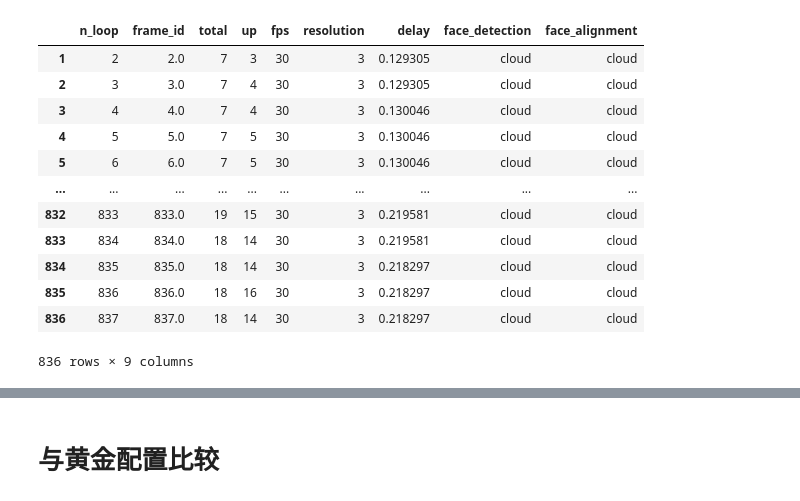
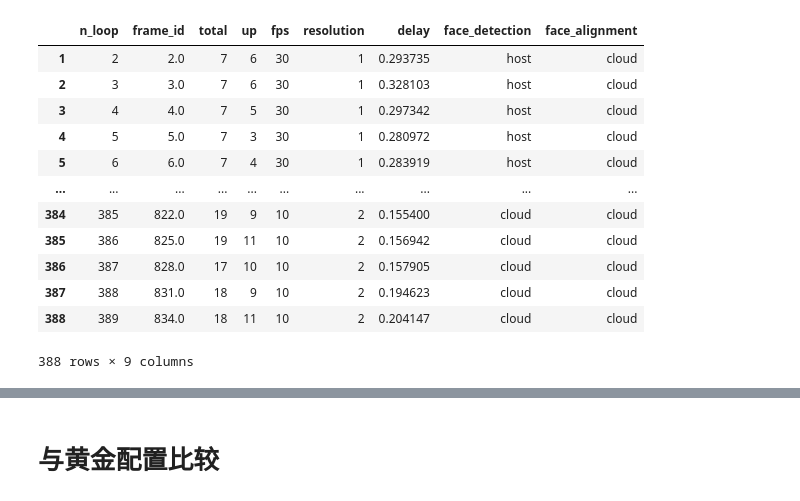
Before and after one commit to zwh2119/video-dag-schedule, a Jupyter notebook: expr/headup_detect_draw.ipynb, the cells around one changed output, grey strips where cells are left out. Cells and saved outputs as stored; diff of their text form; code cells hidden in the pictures.

```diff
--- a/expr/headup_detect_draw.ipynb
+++ b/expr/headup_detect_draw.ipynb
@@ -8,44 +8,44 @@ plt.rcParams['font.sans-serif'] = ['SimHei']
 # %%
 # df = pd.read_csv('headup_detect_delay_test_0.3_0.9_1685593125955.csv')
 # df = pd.read_csv('20230601_15_13_41_headup_detect_delay_test_0.3_0.9.csv')
 
 # df = pd.read_csv('20230603_19_44_00_headup_detect_delay_test_0.3_0.9_rack-pure-cloud-cpu.csv')
 
 # df = pd.read_csv('20230603_20_18_53_headup_detect_delay_test_0.3_0.9_tx2-pure-edge-gpu.csv')
 
 # df = pd.read_csv('20230603_20_37_12_headup_detect_delay_test_0.3_0.9_tx2-gpu-rack-cpu.csv')
 # df = pd.read_csv('20230604_15_18_58_headup_detect_delay_test_0.3_0.9_tx2-gpu-rack-cpu.csv')
 # df = pd.read_csv('20230604_16_02_21_headup_detect_delay_test_0.3_0.9_tx2-gpu-rack-cpu.csv')
 # df = pd.read_csv('20230604_16_17_45_headup_detect_delay_test_0.3_0.9_tx2-gpu-rack-cpu.csv')
 # df = pd.read_csv('20230605_10_00_21_headup_detect_delay_test_0.3_0.9_bigger-tom-cpu.csv')
 # df = pd.read_csv('20230605_10_23_37_headup_detect_delay_test_0.3_0.9_bigger-tom-cpu.csv')
 # df = pd.read_csv('20230605_11_34_00_headup_detect_delay_test_0.3_0.9_tx2-gpu-rack-cpu.csv')
 # df = pd.read_csv('20230605_11_44_13_headup_detect_delay_test_0.3_0.9_tx2-gpu-rack-cpu.csv')
 # df = pd.read_csv('20230606_14_07_27_headup_detect_delay_test_0.3_0.9_rack-pure-cloud-cpu-golden.csv')
 # df = pd.read_csv('20230606_16_28_39_headup_detect_delay_test_0.3_0.9_tx2-pure-edge-gpu-golden.csv')
-df = pd.read_csv('20230606_16_49_35_headup_detect_delay_test_0.3_0.9_rack-pure-cloud-gpu-golden.csv')
+df = pd.read_csv('20230709_23_50_46_headup_detect_delay_test_new_0.2_0.8_gpu-gpu.csv')
 
 df = df[1:]
 max_fps = 30
 df.loc[df['fps'] >= 30, 'fps'] = max_fps
 resolution_map = {"360p": 0, "480p": 1, "720p": 2, "1080p": 3}
 df['resolution'] = df['resolution'].replace(resolution_map)
 
 df
 # %% [output]
 |  | n_loop | frame_id | total | up | fps | resolution | delay | face_detection | face_alignment |
-| 1 | 2 | 2.0 | 7 | 3 | 30 | 3 | 0.129305 | cloud | cloud |
-| 2 | 3 | 3.0 | 7 | 4 | 30 | 3 | 0.129305 | cloud | cloud |
-| 3 | 4 | 4.0 | 7 | 4 | 30 | 3 | 0.130046 | cloud | cloud |
-| 4 | 5 | 5.0 | 7 | 5 | 30 | 3 | 0.130046 | cloud | cloud |
-| 5 | 6 | 6.0 | 7 | 5 | 30 | 3 | 0.130046 | cloud | cloud |
+| 1 | 2 | 2.0 | 7 | 6 | 30 | 1 | 0.293735 | host | cloud |
+| 2 | 3 | 3.0 | 7 | 6 | 30 | 1 | 0.328103 | host | cloud |
+| 3 | 4 | 4.0 | 7 | 5 | 30 | 1 | 0.297342 | host | cloud |
+| 4 | 5 | 5.0 | 7 | 3 | 30 | 1 | 0.280972 | host | cloud |
+| 5 | 6 | 6.0 | 7 | 4 | 30 | 1 | 0.283919 | host | cloud |
 | ... | ... | ... | ... | ... | ... | ... | ... | ... | ... |
-| 832 | 833 | 833.0 | 19 | 15 | 30 | 3 | 0.219581 | cloud | cloud |
-| 833 | 834 | 834.0 | 18 | 14 | 30 | 3 | 0.219581 | cloud | cloud |
-| 834 | 835 | 835.0 | 18 | 14 | 30 | 3 | 0.218297 | cloud | cloud |
-| 835 | 836 | 836.0 | 18 | 16 | 30 | 3 | 0.218297 | cloud | cloud |
-| 836 | 837 | 837.0 | 18 | 14 | 30 | 3 | 0.218297 | cloud | cloud |
+| 384 | 385 | 822.0 | 19 | 9 | 10 | 2 | 0.155400 | cloud | cloud |
+| 385 | 386 | 825.0 | 19 | 11 | 10 | 2 | 0.156942 | cloud | cloud |
+| 386 | 387 | 828.0 | 17 | 10 | 10 | 2 | 0.157905 | cloud | cloud |
+| 387 | 388 | 831.0 | 18 | 9 | 10 | 2 | 0.194623 | cloud | cloud |
+| 388 | 389 | 834.0 | 18 | 11 | 10 | 2 | 0.204147 | cloud | cloud |
-836 rows × 9 columns
+388 rows × 9 columns
 # %%
 fig, axs = plt.subplots(2, 2, figsize=(15, 8), dpi=80)
 axs[0,0].plot(df['n_loop'], df['total'], label='total')
```
Also changed, not shown: parts of 4 cells of this notebook, 1 other file.
